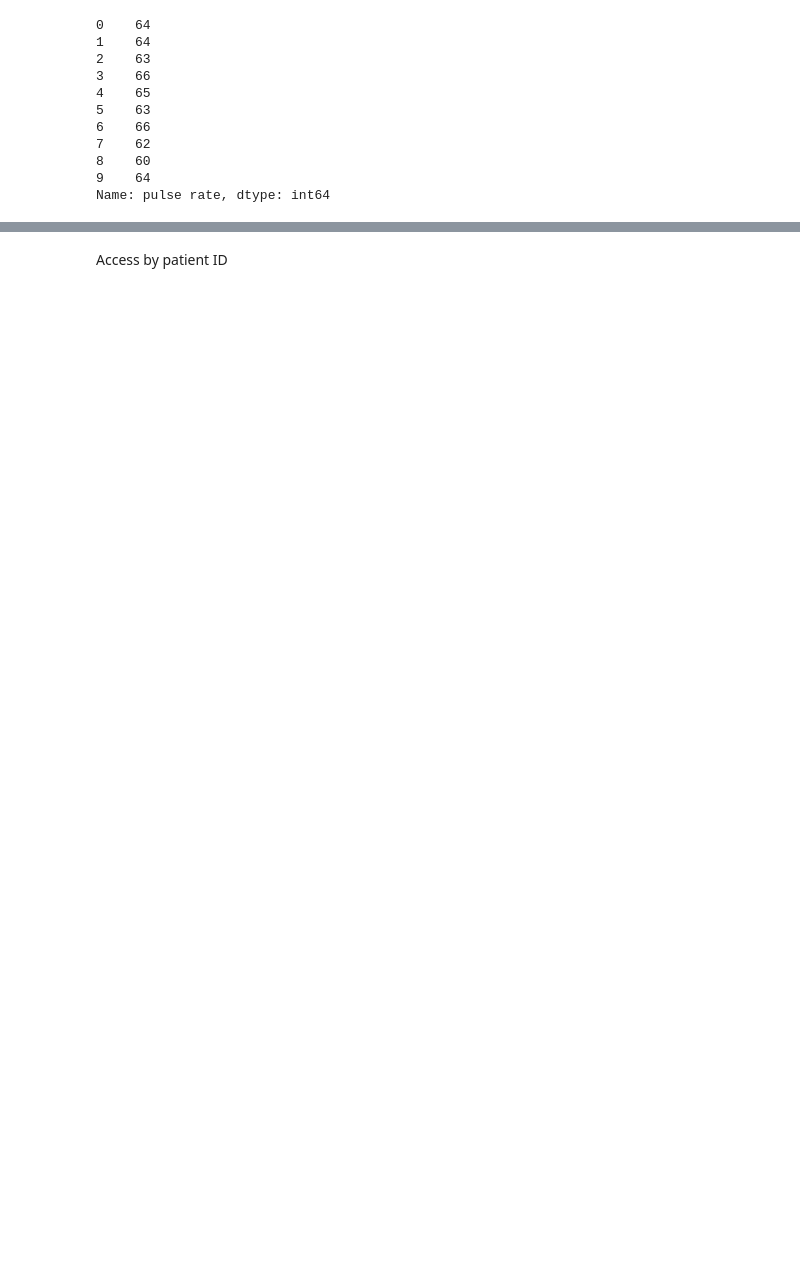
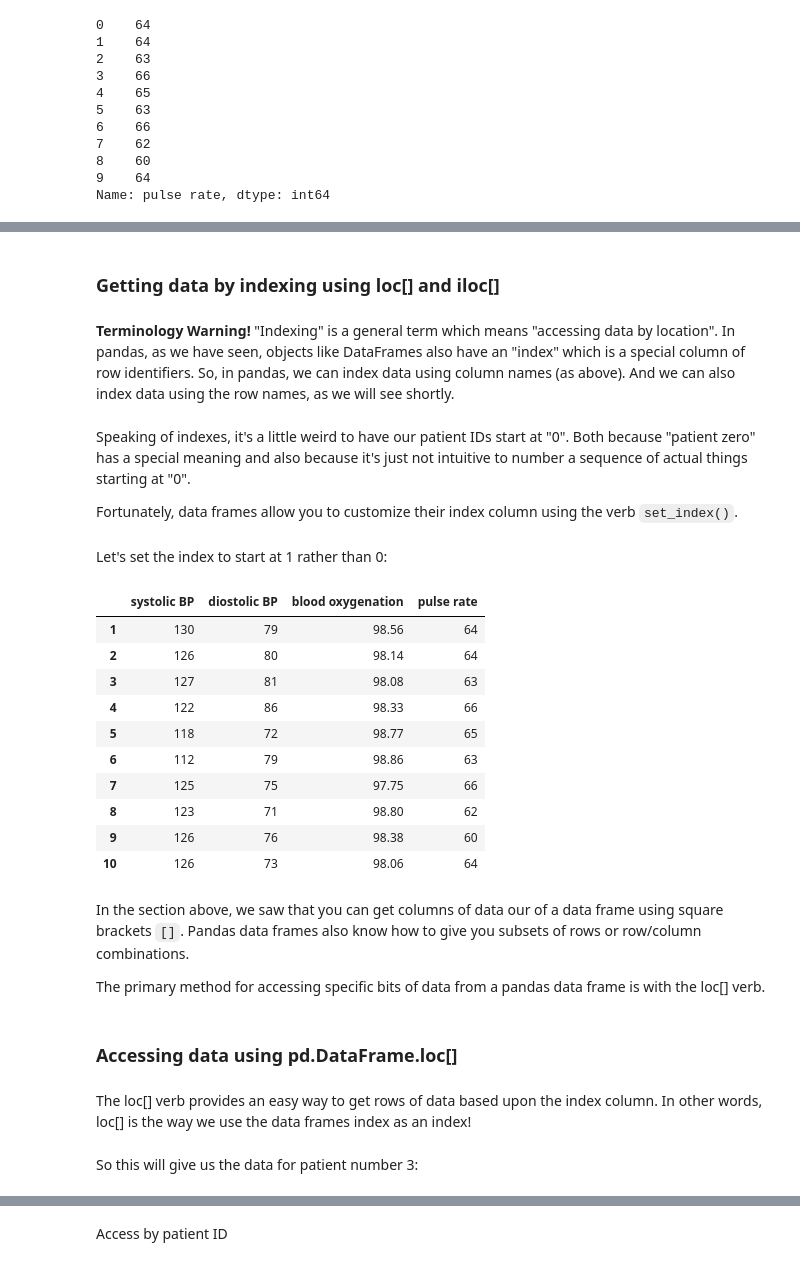
Before and after one commit to psychdatascience/FDS-CourseOne, a Jupyter notebook: tutorial022.ipynb, the cells around one changed output, grey strips where cells are left out. Drawn from its saved outputs; the diff is of its cells as text; code cells hidden in the pictures; blank space fills up the shorter version.

```diff
--- a/tutorial022.ipynb
+++ b/tutorial022.ipynb
@@ -206,0 +258,38 @@ Name: pulse rate, dtype: int64
+# %% [markdown]
+### Getting data by indexing using loc[] and iloc[]
+# %% [markdown]
+**Terminology Warning!** "Indexing" is a general term which means "accessing data by location". In pandas, as we have seen, objects like DataFrames also have an "index" which is a special column of row identifiers. So, in pandas, we can index data using column names (as above). And we can also index data using the row names, as we will see shortly.
+# %% [markdown]
+Speaking of indexes, it's a little weird to have our patient IDs start at "0". Both because "patient zero" has a special meaning and also because it's just not intuitive to number a sequence of actual things starting at "0".
+
+Fortunately, data frames allow you to customize their index column using the verb `set_index()`.
+# %% [markdown]
+Let's set the index to start at 1 rather than 0:
+# %%
+my_ind = np.linspace(1, 10, 10)  # make a sequence from 1 to 10
+my_ind = np.int64(my_ind)        # change it from decimal to integer (not really necessary, but...)
+new_df = our_df.set_index(my_ind)         # set our data frame's index
+# %%
+new_df
+# %% [output]
+|  | systolic BP | diostolic BP | blood oxygenation | pulse rate |
+| 1 | 130 | 79 | 98.56 | 64 |
+| 2 | 126 | 80 | 98.14 | 64 |
+| 3 | 127 | 81 | 98.08 | 63 |
+| 4 | 122 | 86 | 98.33 | 66 |
+| 5 | 118 | 72 | 98.77 | 65 |
+| 6 | 112 | 79 | 98.86 | 63 |
+| 7 | 125 | 75 | 97.75 | 66 |
+| 8 | 123 | 71 | 98.80 | 62 |
+| 9 | 126 | 76 | 98.38 | 60 |
+| 10 | 126 | 73 | 98.06 | 64 |
+# %% [markdown]
+In the section above, we saw that you can get columns of data our of a data frame using square brackets `[]`. Pandas data frames also know how to give you subsets of rows or row/column combinations.
+
+The primary method for accessing specific bits of data from a pandas data frame is with the loc[] verb.
+# %% [markdown]
+### Accessing data using pd.DataFrame.loc[]
+# %% [markdown]
+The loc[] verb provides an easy way to get rows of data based upon the index column. In other words, loc[] is the way we use the data frames index as an index!
+# %% [markdown]
+So this will give us the data for patient number 3:
```
Also changed, not shown: parts of 43 cells of this notebook, 1 other file.
